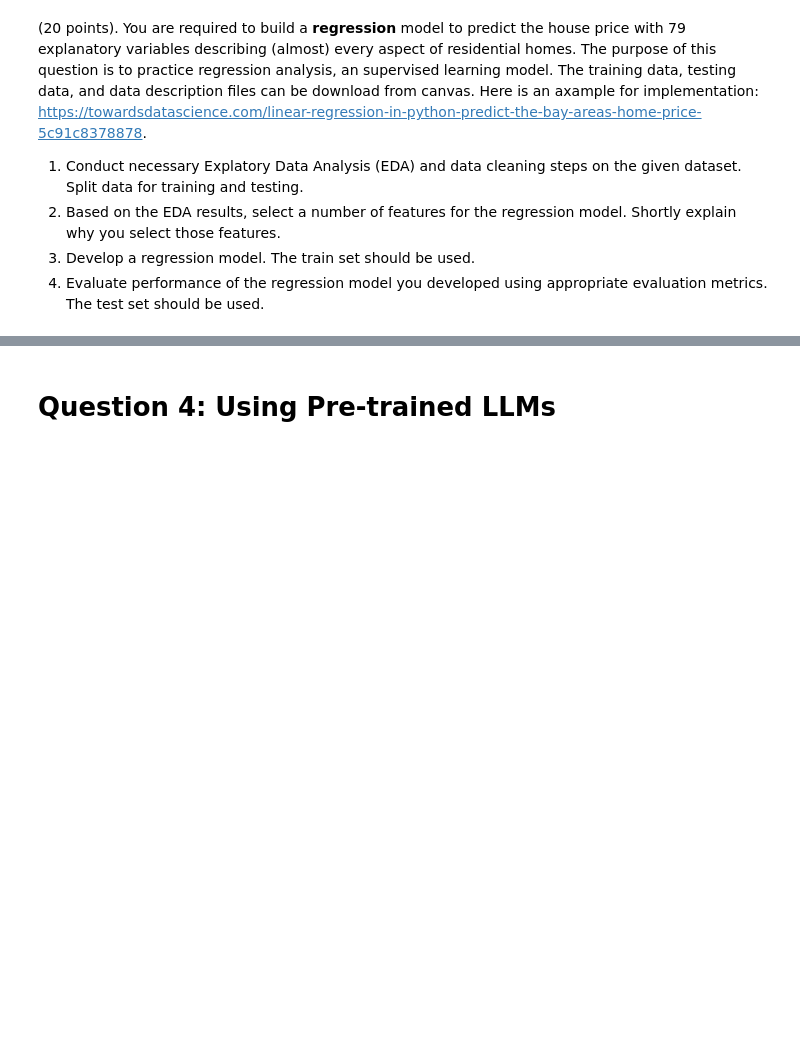
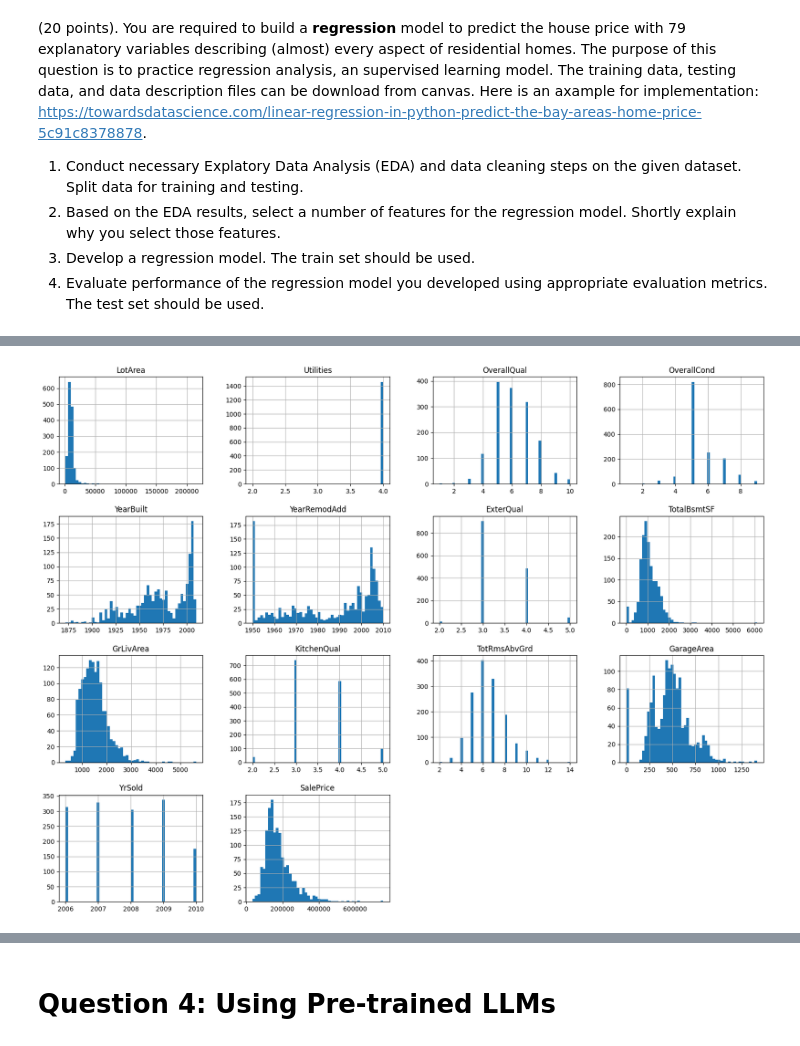
Before and after one commit to kahosadi/INFO5731_Spring_2024, a Jupyter notebook: Christopher_Nelfrits_Assignment_04.ipynb, the cells around one changed output, grey strips where cells are left out. Drawn from its saved outputs; the diff is of its cells as text; code cells hidden in the pictures; blank space fills up the shorter version.

```diff
--- a/Christopher_Nelfrits_Assignment_04.ipynb
+++ b/Christopher_Nelfrits_Assignment_04.ipynb
@@ -326,0 +342,30 @@ Warning: Total number of columns (81) exceeds max_columns (20) limiting to first
+# %%
+house_train.info()
+
+#Convert some ordinal features to numerical such as:
+#Utilities (1 electric only-5 all public utilities)
+#ExterQual (1 Poor - 5 excellent)
+#ExterCond (1 Poor- 5 excellent)
+#GarageCond (1 Poor - 5 excellent)
+#GarageQual (1 Poor - 5 excellent)
+#KitchenQual (1 Poor - 5 excellent))
+
+house_train["Utilities"].replace(["ELO","NoSeWa","NoSewr","AllPub"],[1, 2, 3, 4], inplace=True)
+house_test["Utilities"].replace(["ELO","NoSeWa","NoSewr","AllPub"],[1, 2, 3, 4], inplace=True)
+
+house_train["ExterQual"].replace(["Poor","Fa","TA","Gd","Ex"],[1, 2, 3, 4, 5], inplace=True)
+house_test["ExterQual"].replace(["Poor","Fa","TA","Gd","Ex"],[1, 2, 3, 4, 5], inplace=True)
+
+house_train["ExterCond"].replace(["Poor","Fa","TA","Gd","Ex"],[1, 2, 3, 4, 5], inplace=True)
+house_test["ExterCond"].replace(["Poor","Fa","TA","Gd","Ex"],[1, 2, 3, 4, 5], inplace=True)
+
+house_train["GarageQual"].replace(["NA","Poor","Fa","TA","Gd","Ex"],[1, 1, 2, 3, 4, 5], inplace=True)
+house_test["GarageQual"].replace(["NA","Poor","Fa","TA","Gd","Ex"],[1, 1, 2, 3, 4, 5], inplace=True)
+
+house_train["GarageCond"].replace(["NA","Poor","Fa","TA","Gd","Ex"],[1, 1, 2, 3, 4, 5], inplace=True)
+house_test["GarageCond"].replace(["NA","Poor","Fa","TA","Gd","Ex"],[1, 1, 2, 3, 4, 5], inplace=True)
+
+house_train["KitchenQual"].replace(["Poor","Fa","TA","Gd","Ex"],[1, 2, 3, 4, 5], inplace=True)
+house_test["KitchenQual"].replace(["Poor","Fa","TA","Gd","Ex"],[1, 2, 3, 4, 5], inplace=True)
+
+house_train.head()
@@ -326,0 +409,8 @@ Warning: Total number of columns (81) exceeds max_columns (20) limiting to first
+# %%
+%matplotlib inline
+import matplotlib.pyplot as plt
+house_train.hist(bins=50, figsize=(20,15))
+plt.savefig("attribute_histogram_plots")
+plt.show()
+# %% [output]
+[figure, added]
```
Also changed, not shown: parts of 21 cells of this notebook.
